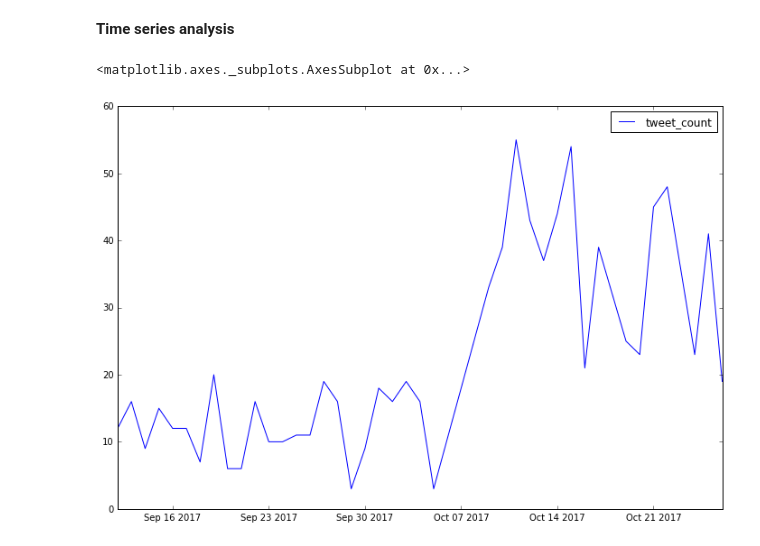
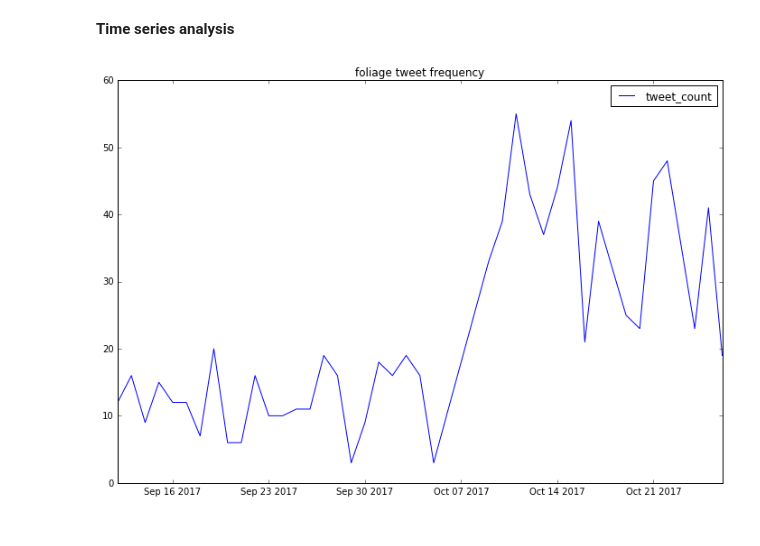
Before and after one commit to aschwa/foliage, a Jupyter notebook: foliage.ipynb, the cells around one changed output. Cells and saved outputs as stored; diff of their text form; code cells hidden in the pictures.

```diff
--- a/foliage.ipynb
+++ b/foliage.ipynb
@@ -72,25 +90,25 @@ ________________________________
 # %%
 %matplotlib inline
 
 word = "foliage"
 days = os.listdir("raw-tweets/{}/".format(word))
 
 time_dict = {}
 
 for day in days:
     year = day[:4]; month= day[5:7]; d = day[8:]
     date = dt.date(int(year), int(month), int(d))
     with open("raw-tweets/{}/{}".format(word, day)) as f:
         tweet_day = f.readlines()
         time_dict[date] = len(tweet_day)
 
 date_counts = pd.DataFrame.from_dict(time_dict, orient = 'index')
 date_counts.columns = ['tweet_count']
 date_counts.sort_index()
 f, ax = plt.subplots( figsize=(12,8))
-date_counts.plot(y='tweet_count', ax= ax)
+ax.set_title("{} tweet frequency".format(word))
+date_counts.plot(y='tweet_count', ax= ax);
 # %% [output]
-<matplotlib.axes._subplots.AxesSubplot at 0x...>
-[figure, old version]
+[figure, new version]
 # %%
 s = dt.datetime.strptime
```
Also changed, not shown: parts of 1 cell of this notebook, 1 other file.
